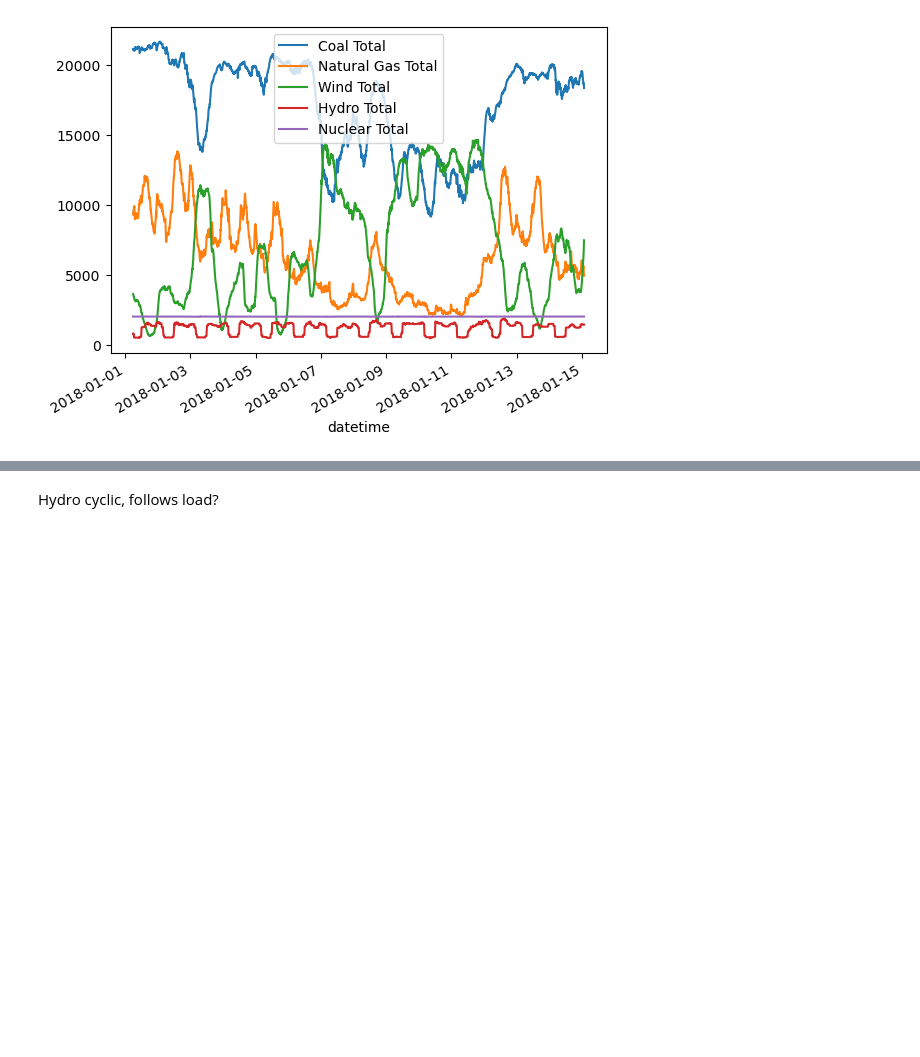
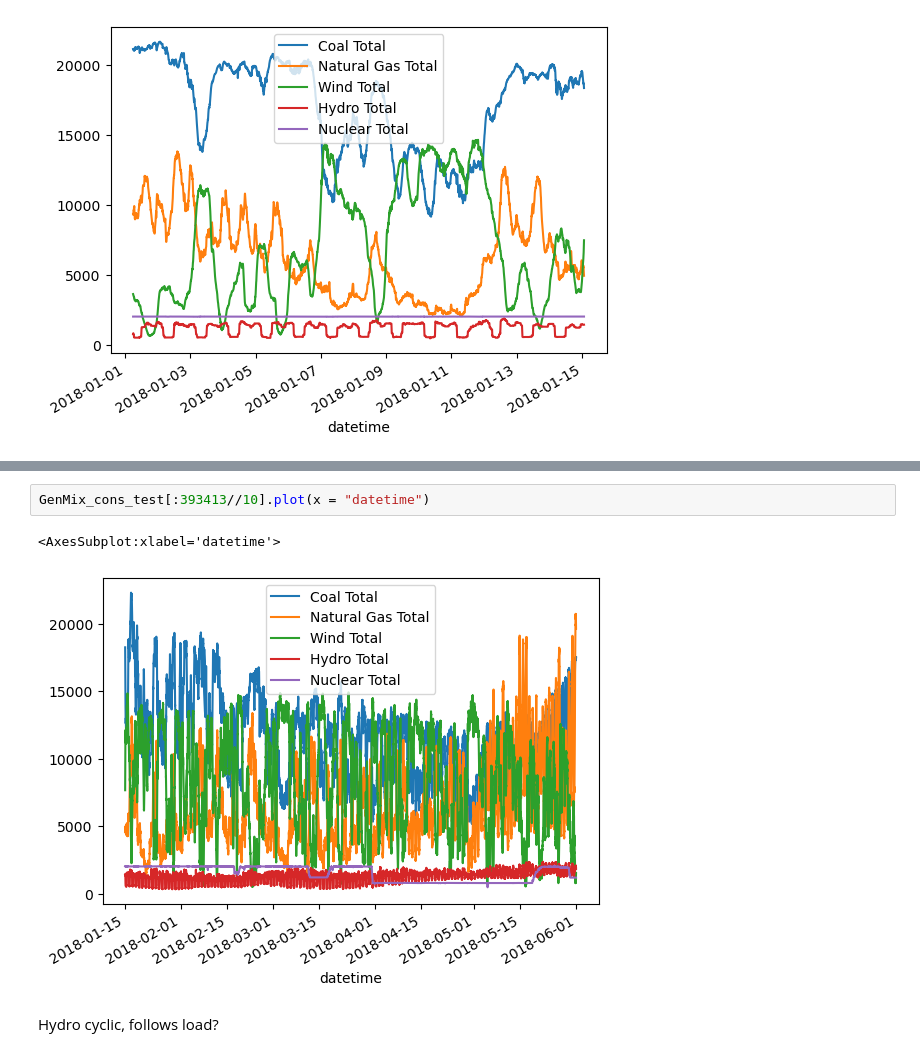
Before and after one commit to QingweiMeng1234/Project-1018, a Jupyter notebook: GenMixAnalysis/CC_GenFuelMix_Kalman.ipynb, the cells around one changed output, grey strips where cells are left out. Saved outputs shown, nothing was run; the diff lists cells and outputs as text; blank space fills up the shorter version.

```diff
--- a/GenMixAnalysis/CC_GenFuelMix_Kalman.ipynb
+++ b/GenMixAnalysis/CC_GenFuelMix_Kalman.ipynb
@@ -415,3 +431,8 @@ GenMix_cons_train.plot(x = "datetime")
+# %%
+GenMix_cons_test[:393413//10].plot(x = "datetime")
+# %% [output]
+<AxesSubplot:xlabel='datetime'>
+[figure, added]
 # %% [markdown]
 Hydro cyclic, follows load?
 # %% [markdown]
```
Also changed, not shown: parts of 94 cells of this notebook, 4 other files.
